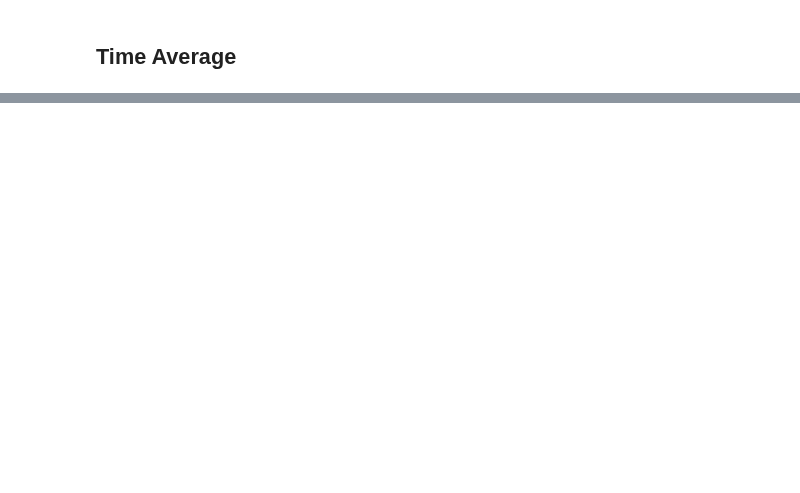
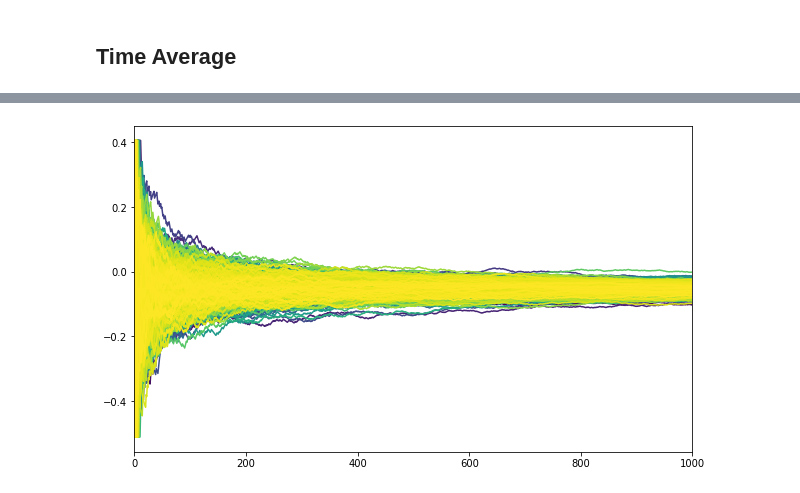
Before and after one commit to lucaberlanda/Magazzino, a Jupyter notebook: Economics/Ergodicity.ipynb, the cells around one changed output, grey strips where cells are left out. Saved outputs shown, nothing was run; the diff lists cells and outputs as text; code cells hidden in the pictures; blank space fills up the shorter version.

```diff
--- a/Economics/Ergodicity.ipynb
+++ b/Economics/Ergodicity.ipynb
@@ -39,0 +66,6 @@ plt.show()
+# %%
+log_growth_avg = (np.log(w_paths) - np.log(w_paths).shift()).expanding().mean()
+log_growth_avg.plot(legend=False, cmap='viridis', figsize=(10, 6))
+plt.show()
+# %% [output]
+[figure, added]
```
Also changed, not shown: parts of 12 cells of this notebook, 1 other file.
